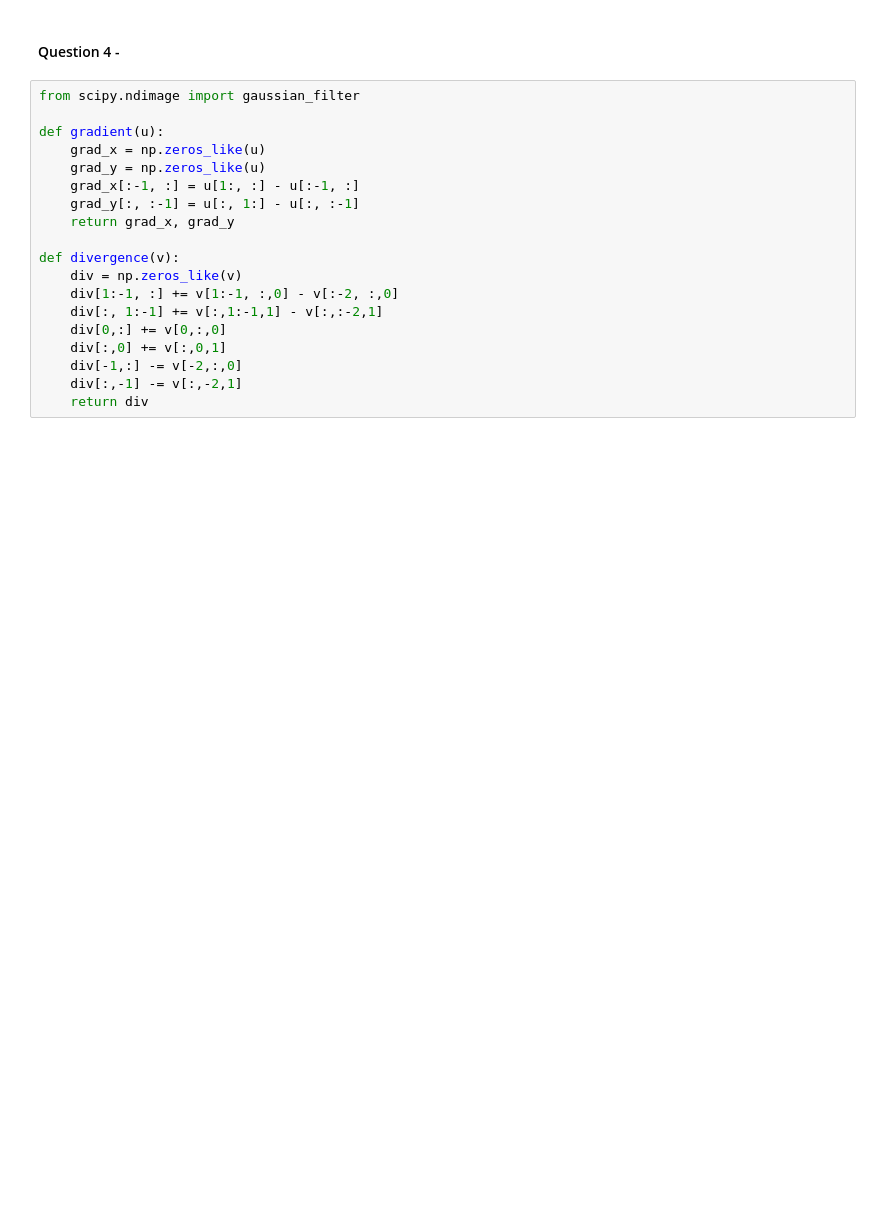
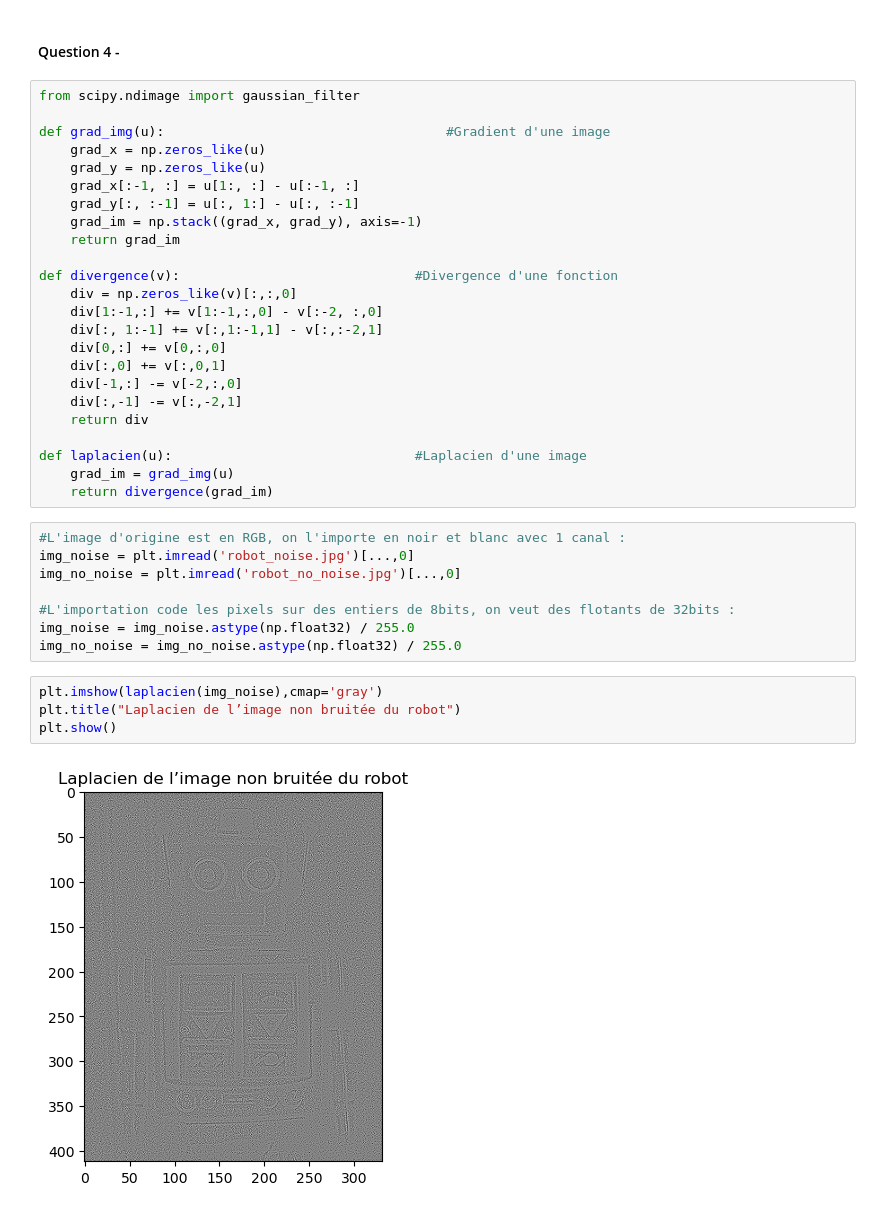
Before and after one commit to bavrillon/Projets_UE21, a Jupyter notebook: OPTI/OPTI_notebook.ipynb, the cells around one changed output. Saved outputs shown, nothing was run; the diff lists cells and outputs as text; blank space fills up the shorter version.

```diff
--- a/OPTI/OPTI_notebook.ipynb
+++ b/OPTI/OPTI_notebook.ipynb
@@ -59,19 +64,38 @@ La différentiabilité de cette fonction $f$ provient du fait qu'elle est une fo
 # %%
 from scipy.ndimage import gaussian_filter
 
-def gradient(u):
+def grad_img(u):                                    #Gradient d'une image
     grad_x = np.zeros_like(u)
     grad_y = np.zeros_like(u)
     grad_x[:-1, :] = u[1:, :] - u[:-1, :]
     grad_y[:, :-1] = u[:, 1:] - u[:, :-1]
-    return grad_x, grad_y
+    grad_im = np.stack((grad_x, grad_y), axis=-1)
+    return grad_im
 
-def divergence(v):
-    div = np.zeros_like(v)
-    div[1:-1, :] += v[1:-1, :,0] - v[:-2, :,0]
+def divergence(v):                              #Divergence d'une fonction
+    div = np.zeros_like(v)[:,:,0]
+    div[1:-1,:] += v[1:-1,:,0] - v[:-2, :,0]
     div[:, 1:-1] += v[:,1:-1,1] - v[:,:-2,1]
     div[0,:] += v[0,:,0]
     div[:,0] += v[:,0,1]
     div[-1,:] -= v[-2,:,0]
     div[:,-1] -= v[:,-2,1]
     return div
+
+def laplacien(u):                               #Laplacien d'une image
+    grad_im = grad_img(u)
+    return divergence(grad_im)
+# %%
+#L'image d'origine est en RGB, on l'importe en noir et blanc avec 1 canal :
+img_noise = plt.imread('robot_noise.jpg')[...,0]
+img_no_noise = plt.imread('robot_no_noise.jpg')[...,0]
+
+#L'importation code les pixels sur des entiers de 8bits, on veut des flotants de 32bits :
+img_noise = img_noise.astype(np.float32) / 255.0
+img_no_noise = img_no_noise.astype(np.float32) / 255.0
+# %%
+plt.imshow(laplacien(img_noise),cmap='gray')
+plt.title("Laplacien de l’image non bruitée du robot")
+plt.show()
+# %% [output]
+[figure, added]
```
Also changed, not shown: parts of 12 cells of this notebook.
